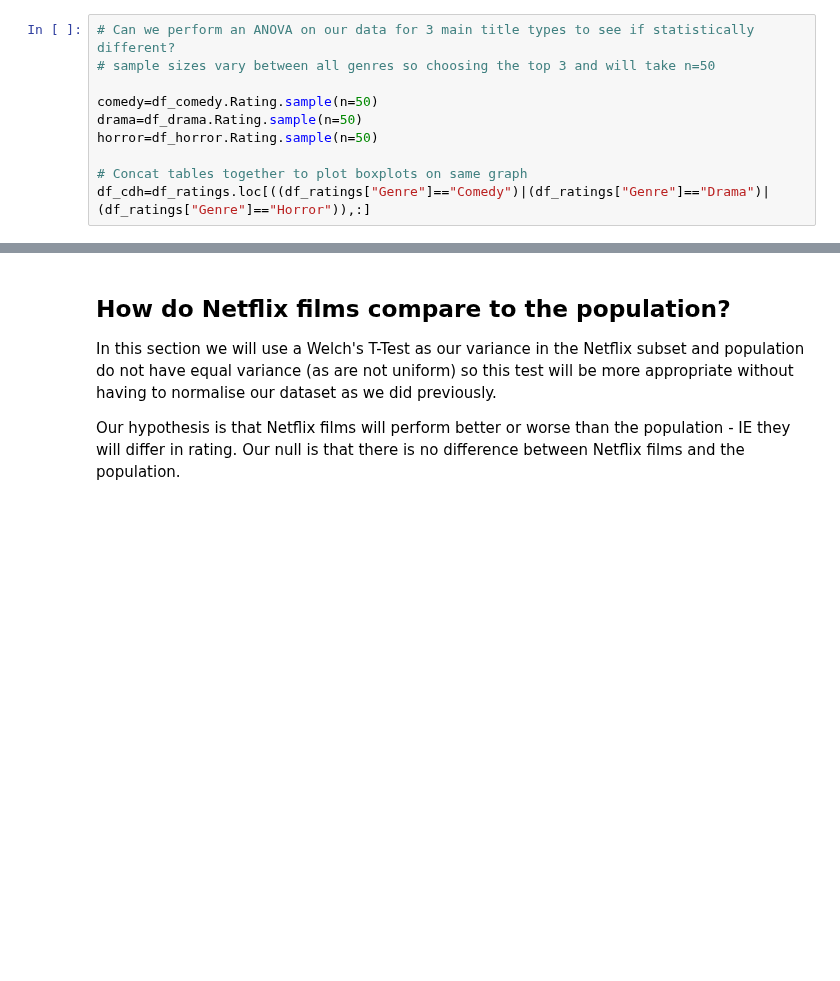
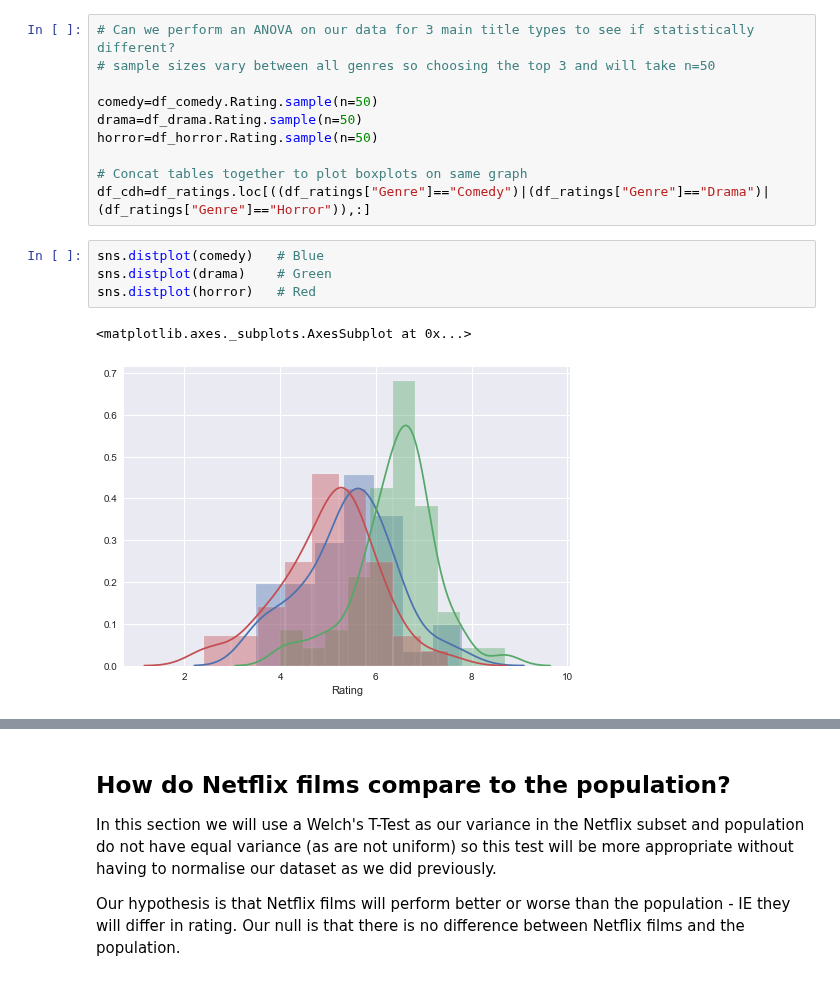
Before and after one commit to Greg-S-12/movies_project3, a Jupyter notebook: Greg_notebook_essential.ipynb, the cells around one changed output, grey strips where cells are left out. Saved outputs shown, nothing was run; the diff lists cells and outputs as text; blank space fills up the shorter version.

```diff
--- a/Greg_notebook_essential.ipynb
+++ b/Greg_notebook_essential.ipynb
@@ -216,6 +319,13 @@ horror=df_horror.Rating.sample(n=50)
 
 # Concat tables together to plot boxplots on same graph
 df_cdh=df_ratings.loc[((df_ratings["Genre"]=="Comedy")|(df_ratings["Genre"]=="Drama")|(df_ratings["Genre"]=="Horror")),:]
+# %%
+sns.distplot(comedy)   # Blue
+sns.distplot(drama)    # Green
+sns.distplot(horror)   # Red
+# %% [output]
+<matplotlib.axes._subplots.AxesSubplot at 0x...>
+[figure, added]
 # %%
 sns.distplot(df_cdh.Rating)
 print(st.normaltest(df_cdh.Rating))
```
Also changed, not shown: parts of 40 cells of this notebook, 7 other files.
